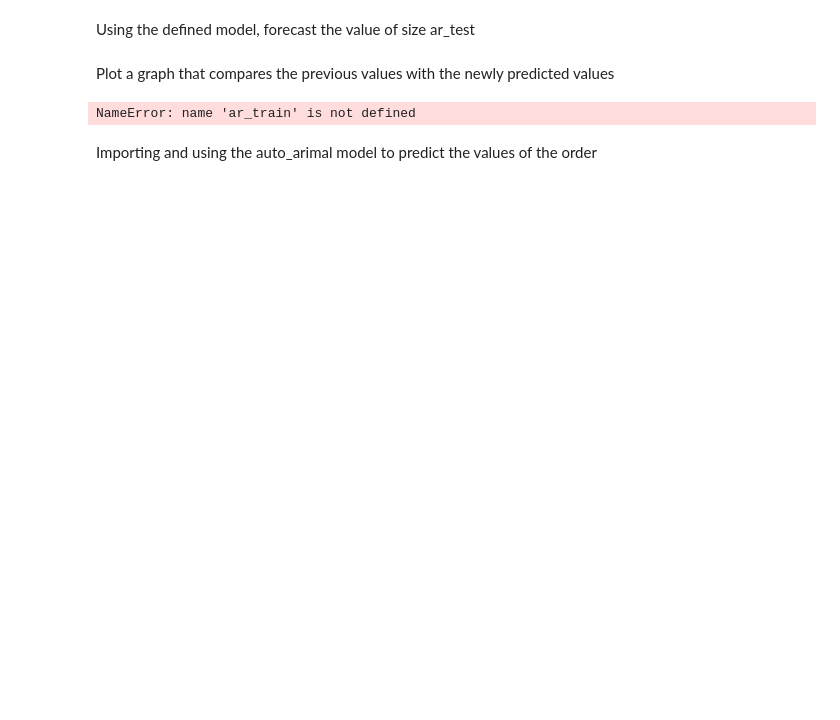
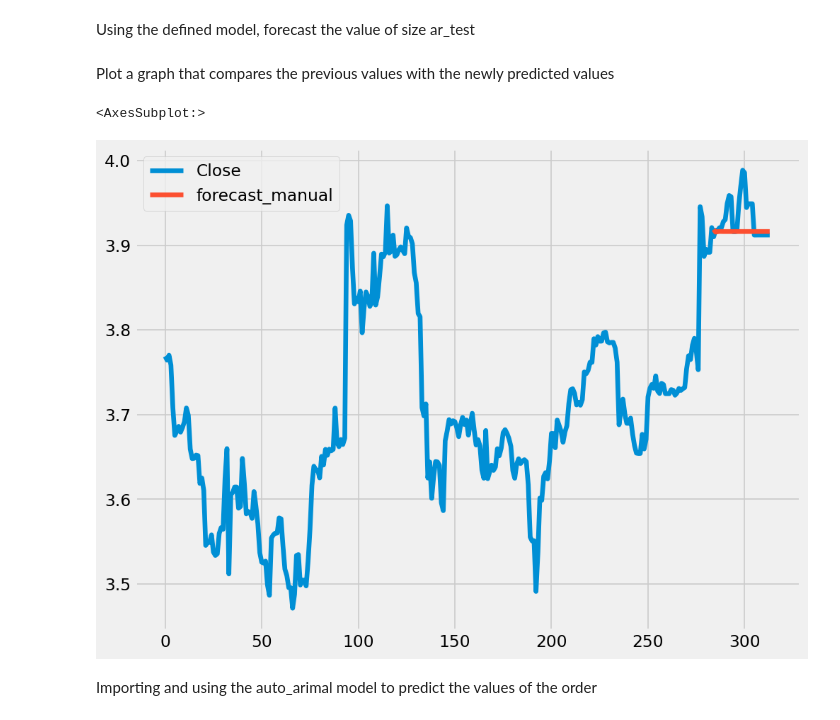
Before and after one commit to goldenstallion/Arima_Time_Series, a Jupyter notebook: Arima_time_series.ipynb, the cells around one changed output. Saved outputs shown, nothing was run; the diff lists cells and outputs as text; code cells hidden in the pictures; blank space fills up the shorter version.

```diff
--- a/Arima_time_series.ipynb
+++ b/Arima_time_series.ipynb
@@ -257,10 +257,11 @@ manual_forecast = model_fit.forecast(len(data_test))
 # %% [markdown]
 Plot a graph that compares the previous values with the newly predicted values
 # %%
-log_data['forecast_manual'] = [None]*len(ar_train) + list(manual_forecast)
+log_data['forecast_manual'] = [None]*len(data_train) + list(manual_forecast)
 log_data[['Close','forecast_manual']].plot()
 # %% [output]
-NameError: name 'ar_train' is not defined
+<AxesSubplot:>
+[figure, added]
 # %% [markdown]
 Importing and using the auto_arimal model to predict the values of the order
 # %%
```
Also changed, not shown: parts of 22 cells of this notebook.
